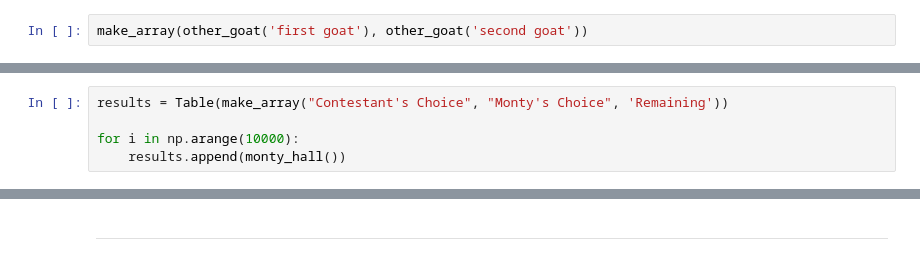
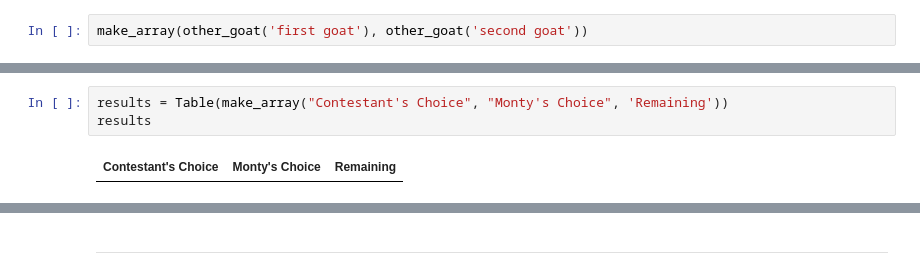
Before and after one commit to kystewart/materials-sp25, a Jupyter notebook: lec/lec13/lec13.ipynb, the cells around one changed output, grey strips where cells are left out. Saved outputs shown, nothing was run; the diff lists cells and outputs as text.

```diff
--- a/lec/lec13/lec13.ipynb
+++ b/lec/lec13/lec13.ipynb
@@ -70,5 +148,5 @@ monty_hall()
 # %%
 results = Table(make_array("Contestant's Choice", "Monty's Choice", 'Remaining'))
-
-for i in np.arange(10000):
-    results.append(monty_hall())
+results
+# %% [output]
+| Contestant's Choice | Monty's Choice | Remaining |
```
Also changed, not shown: parts of 37 cells of this notebook.
